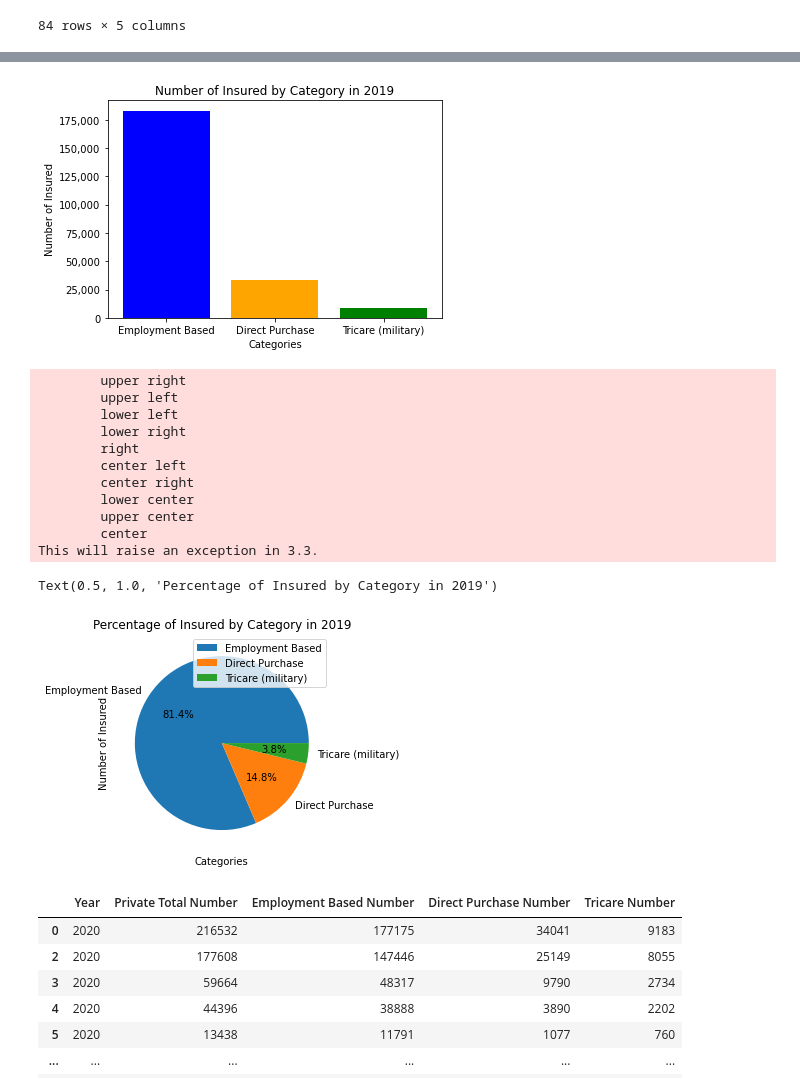
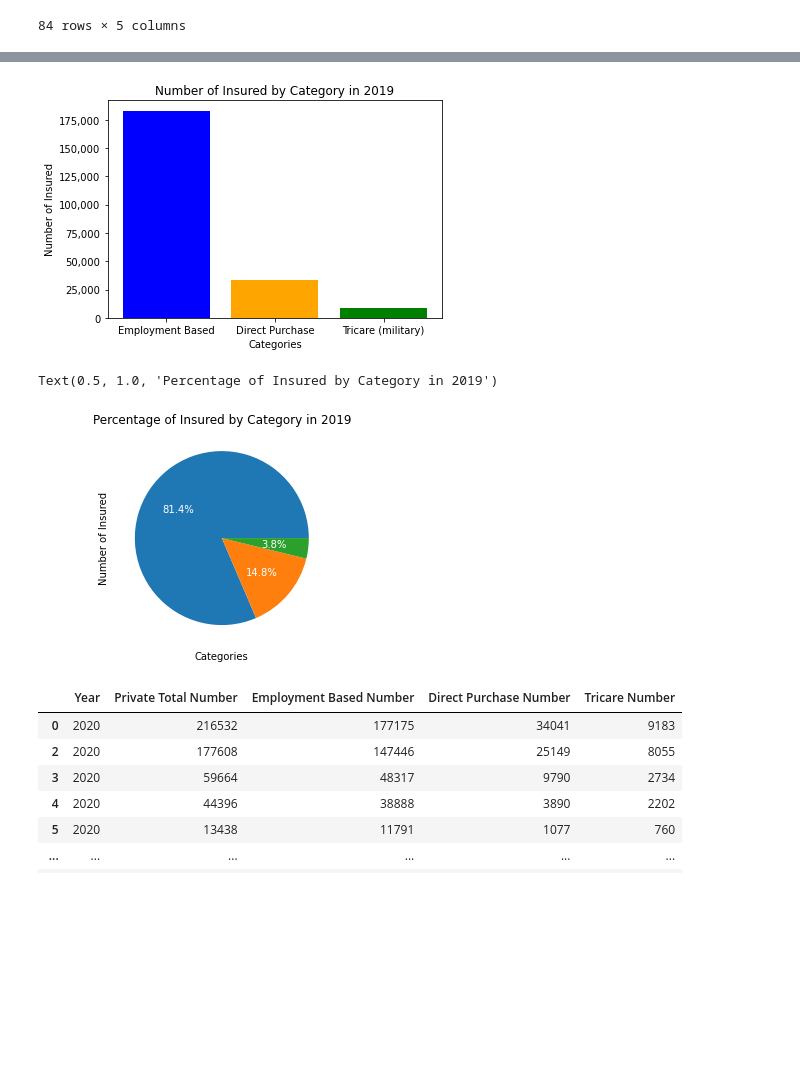
Before and after one commit to mike2463/Group-Project, a Jupyter notebook: group_project df.ipynb, the cells around one changed output, grey strips where cells are left out. Cells and saved outputs as stored; diff of their text form; code cells hidden in the pictures; blank space fills up the shorter version.

```diff
--- a/group_project df.ipynb
+++ b/group_project df.ipynb
@@ -222,51 +208,39 @@ tricare = [8534]
 fig, ax = plt.subplots()
 categories = ['Employment Based', 'Direct Purchase', 'Tricare (military)']
 values = [employment_based[0], direct_purchase[0], tricare[0]]
-ax.bar(categories, values) #breaks here using other method
+ax.bar(categories, values)
 
 # add labels and titles
 ax.set_xlabel('Categories')
 ax.set_ylabel('Number of Insured')
 ax.set_title(f'Number of Insured by Category in {years[0]}')
 
 #change colors
 colors = ['blue', 'orange', 'green'] # set colors
 plt.bar(categories, values, color=colors) # set axis
 
 ## set y-axis tick labels to use commas
 ax.yaxis.set_major_formatter(mpl.ticker.StrMethodFormatter('{x:,.0f}')) #stack overfolow
 
 plt.show()
 
 # create a pie chart
 fig, ax = plt.subplots()
 categories = ['Employment Based', 'Direct Purchase', 'Tricare (military)']
 values = [employment_based[0], direct_purchase[0], tricare[0]]
-ax.pie(values, labels=categories, autopct='%1.1f%%')
+pie = ax.pie(values, labels=categories, autopct='%1.1f%%', textprops={'color': 'white'})
 
 # add labels
 ax.set_title(f'Number of Insured by Category in {years[0]}')
-ax.legend(labels=categories, loc="top right")
 ax.set_xlabel('Categories')
 ax.set_ylabel('Number of Insured')
 
 # add title
 ax.set_title(f'Percentage of Insured by Category in {years[0]}')
 # %% [output]
 [figure]
-        upper right
-        upper left
-        lower left
-        lower right
-        right
-        center left
-        center right
-        lower center
-        upper center
-        center
-This will raise an exception in 3.3.
+Text(0.5, 1.0, 'Percentage of Insured by Category in 2019')
-Text(0.5, 1.0, 'Percentage of Insured by Category in 2019')
-[figure, old version]
+[figure, new version]
 # %%
 #Cleaning data 2020
 
```
Also changed, not shown: parts of 4 cells of this notebook.
